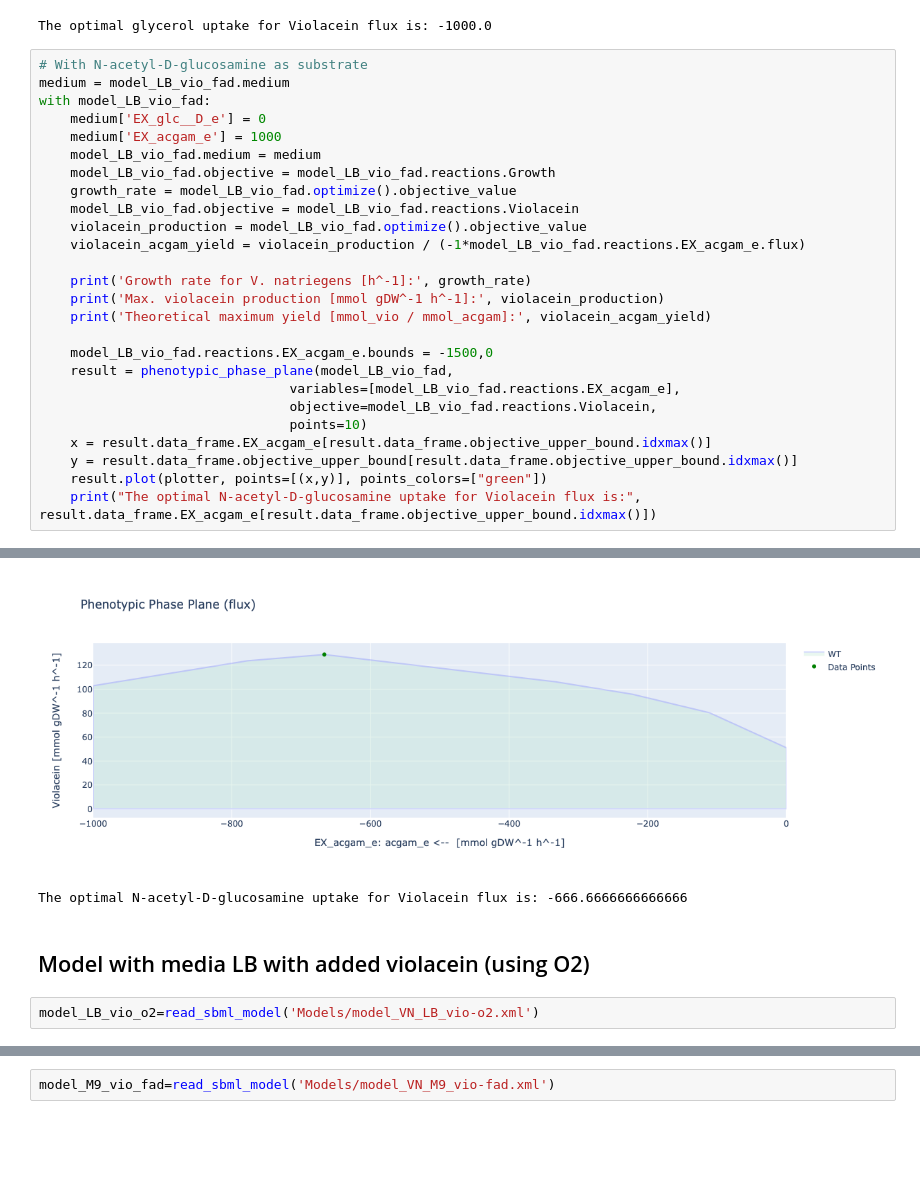
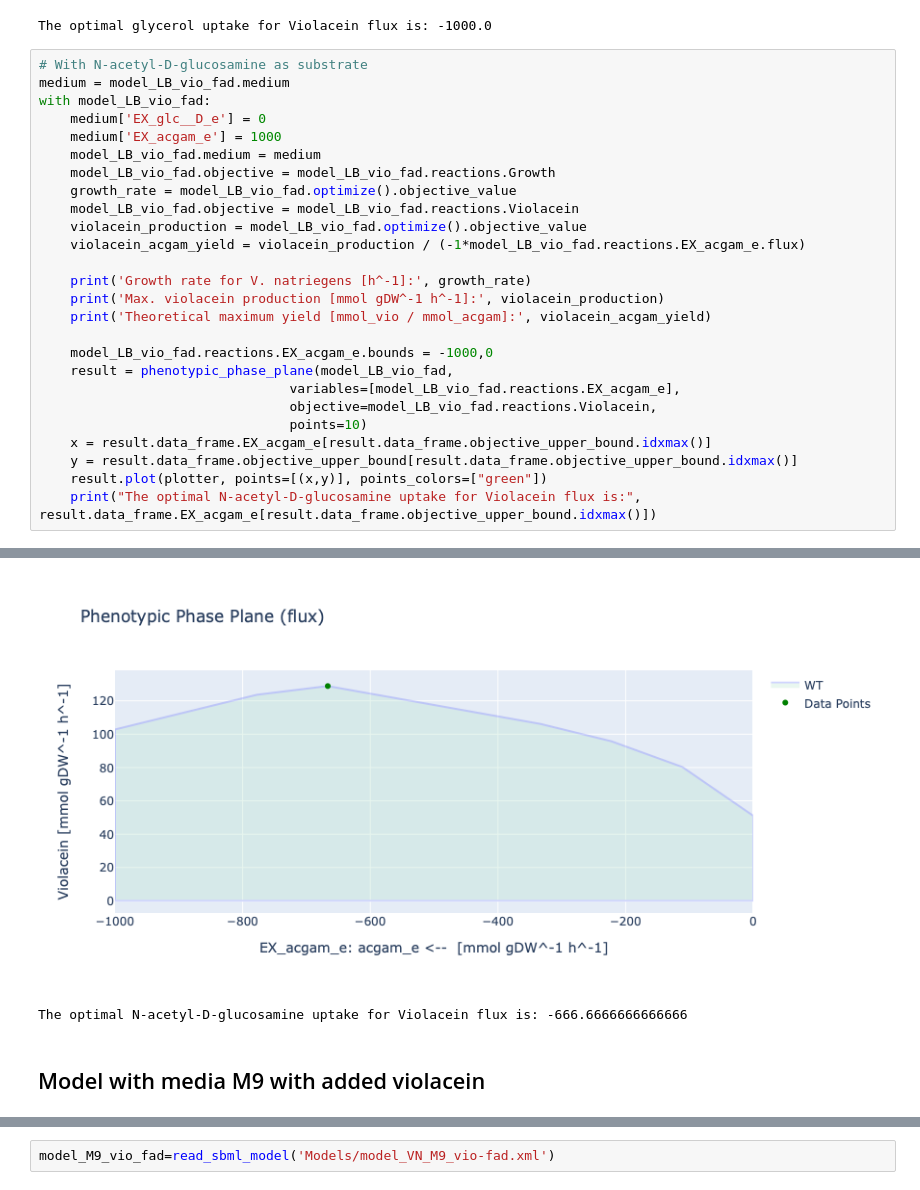
Before and after one commit to 27410/group-assignment-2021-group_1_vibrio_natriegens_2021, a Jupyter notebook: Substrates_study.ipynb, the cells around one changed output, grey strips where cells are left out. Saved outputs shown, nothing was run; the diff lists cells and outputs as text; blank space fills up the shorter version.

Commit message:
o2 models deleted

```diff
--- a/Substrates_study.ipynb
+++ b/Substrates_study.ipynb
@@ -157,7 +157,7 @@ with model_LB_vio_fad:
     print('Max. violacein production [mmol gDW^-1 h^-1]:', violacein_production)
     print('Theoretical maximum yield [mmol_vio / mmol_acgam]:', violacein_acgam_yield)
 
-    model_LB_vio_fad.reactions.EX_acgam_e.bounds = -1500,0
+    model_LB_vio_fad.reactions.EX_acgam_e.bounds = -1000,0
     result = phenotypic_phase_plane(model_LB_vio_fad,
                                 variables=[model_LB_vio_fad.reactions.EX_acgam_e],
                                 objective=model_LB_vio_fad.reactions.Violacein,
@@ -173,6 +173,4 @@ Theoretical maximum yield [mmol_vio / mmol_acgam]: 0.1879737241030824
-[figure, old version]
+[figure, new version]
 The optimal N-acetyl-D-glucosamine uptake for Violacein flux is: -666.6666666666666
 # %% [markdown]
-## Model with media LB with added violacein (using O2)
+## Model with media M9 with added violacein
-# %%
-model_LB_vio_o2=read_sbml_model('Models/model_VN_LB_vio-o2.xml')
```
Also changed, not shown: parts of 16 cells of this notebook, 6 other files.
